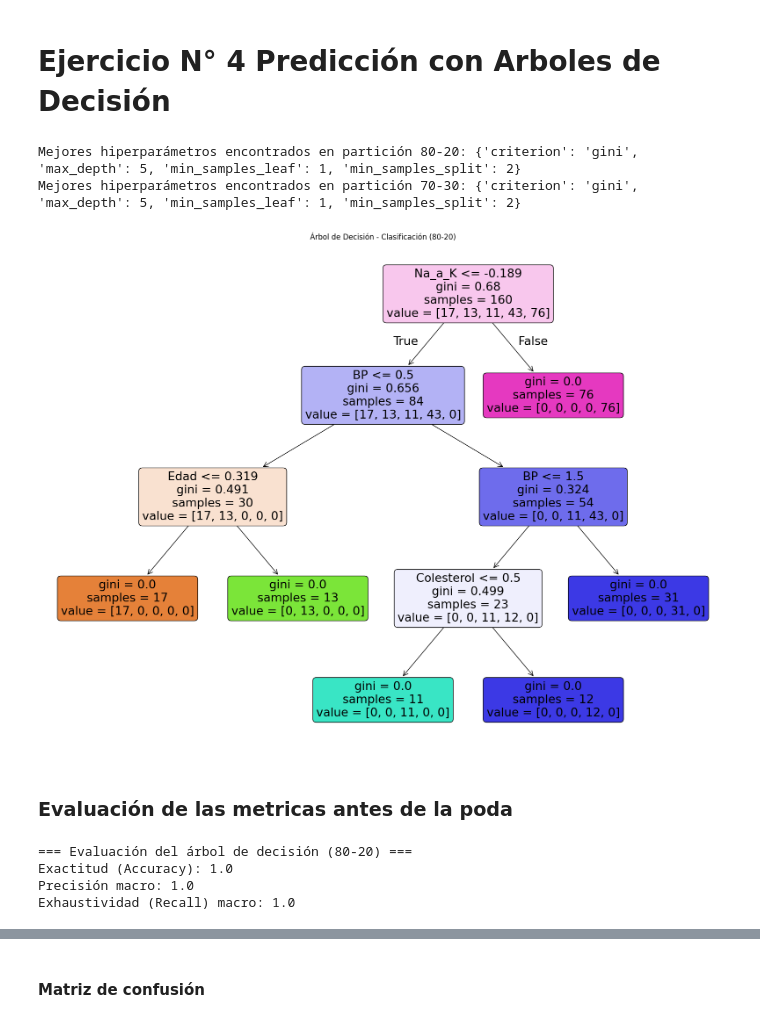
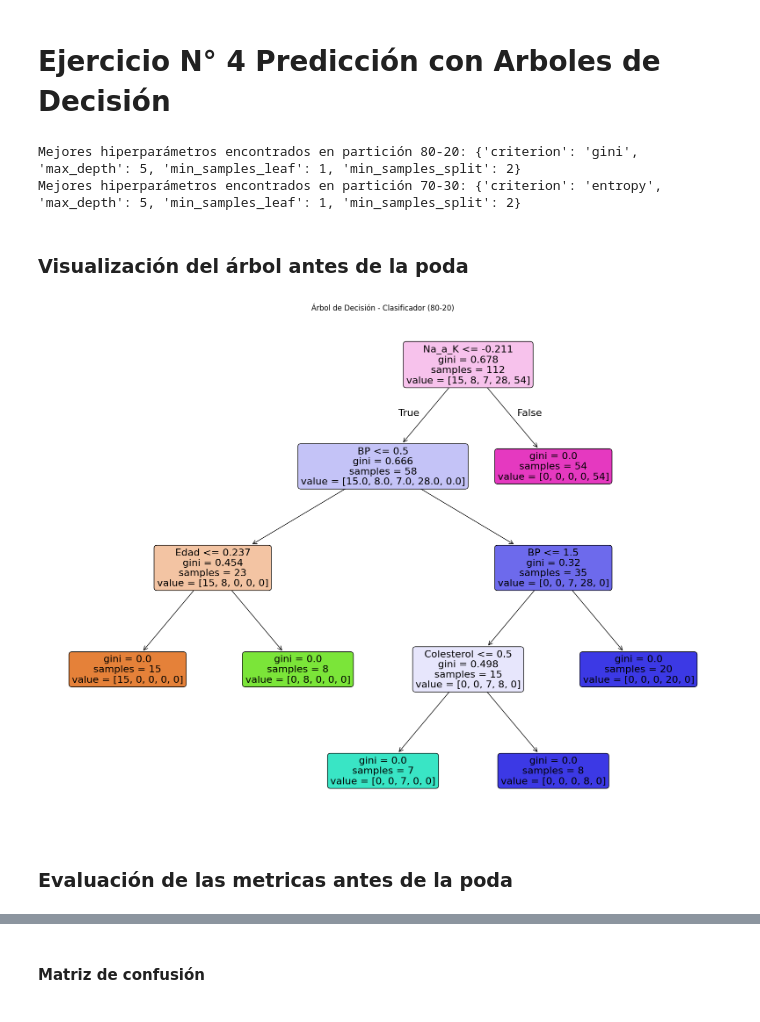
Before and after one commit to Kabarou/TP2_Mineria, a Jupyter notebook: tp2_mineria.ipynb, the cells around one changed output, grey strips where cells are left out. Saved outputs shown, nothing was run; the diff lists cells and outputs as text; code cells hidden in the pictures.

```diff
--- a/tp2_mineria.ipynb
+++ b/tp2_mineria.ipynb
@@ -507,37 +505,21 @@ grid_search_80_20_class.fit(X_train_d, y_train_d)
 best_tree_classifier_80_20 = grid_search_80_20_class.best_estimator_
 
 # Ajustar el modelo en el conjunto 70-30
-grid_search_70_30_class = GridSearchCV(estimator=tree_classifier, param_grid=param_grid_classifier, cv=5, scoring='accuracy', n_jobs=-1)
-grid_search_70_30_class.fit(X_train_d2, y_train_d2)
-best_tree_classifier_70_30 = grid_search_70_30_class.best_estimator_
+# grid_search_70_30_class = GridSearchCV(estimator=tree_classifier, param_grid=param_grid_classifier, cv=5, scoring='accuracy', n_jobs=-1)
+# grid_search_70_30_class.fit(X_validacion_d, y_validacion_d)
+# best_tree_classifier_70_30 = grid_search_70_30_class.best_estimator_
 
 # Mostrar los mejores hiperparámetros encontrados
 print("Mejores hiperparámetros encontrados en partición 80-20:", grid_search_80_20_class.best_params_)
-print("Mejores hiperparámetros encontrados en partición 70-30:", grid_search_70_30_class.best_params_)
+# print("Mejores hiperparámetros encontrados en partición 70-30:", grid_search_70_30_class.best_params_)
 # %% [output]
 Mejores hiperparámetros encontrados en partición 80-20: {'criterion': 'gini', 'max_depth': 5, 'min_samples_leaf': 1, 'min_samples_split': 2}
-Mejores hiperparámetros encontrados en partición 70-30: {'criterion': 'gini', 'max_depth': 5, 'min_samples_leaf': 1, 'min_samples_split': 2}
+Mejores hiperparámetros encontrados en partición 70-30: {'criterion': 'entropy', 'max_depth': 5, 'min_samples_leaf': 1, 'min_samples_split': 2}
-# %%
-# Graficamos el árbol de decisión para clasificación con los mejores hiperparámetros encontrados (80-20)
-plt.figure(figsize=(20,15))
-plot_tree(best_tree_classifier_80_20, feature_names=X_train_d.columns, filled=True, rounded=True)
-plt.title("Árbol de Decisión - Clasificación (80-20)")
-plt.show()
-# %% [output]
-[figure, removed]
+# %% [markdown]
+### Visualización del árbol antes de la poda
+# %%
+grafico_arbol(best_tree_classifier_80_20, X_train_d.columns, "Árbol de Decisión - Clasificador (80-20)")
+# %% [output]
+[figure, added]
 # %% [markdown]
 ### Evaluación de las metricas antes de la poda
-# %%
-# Hacemos la predicción en el conjunto de test (80-20)
-y_test_pred = best_tree_classifier_80_20.predict(X_test_d)
-
-# Evaluación del árbol de decisión con el conjunto de test (80-20)
-print("=== Evaluación del árbol de decisión (80-20) ===")
-print("Exactitud (Accuracy):", accuracy_score(y_test_d, y_test_pred))
-print("Precisión macro:", precision_score(y_test_d, y_test_pred, average='macro', zero_division=1))
-print("Exhaustividad (Recall) macro:", recall_score(y_test_d, y_test_pred, average='macro', zero_division=1))
-# %% [output]
-=== Evaluación del árbol de decisión (80-20) ===
-Exactitud (Accuracy): 1.0
-Precisión macro: 1.0
-Exhaustividad (Recall) macro: 1.0
```
Also changed, not shown: parts of 20 cells of this notebook.
